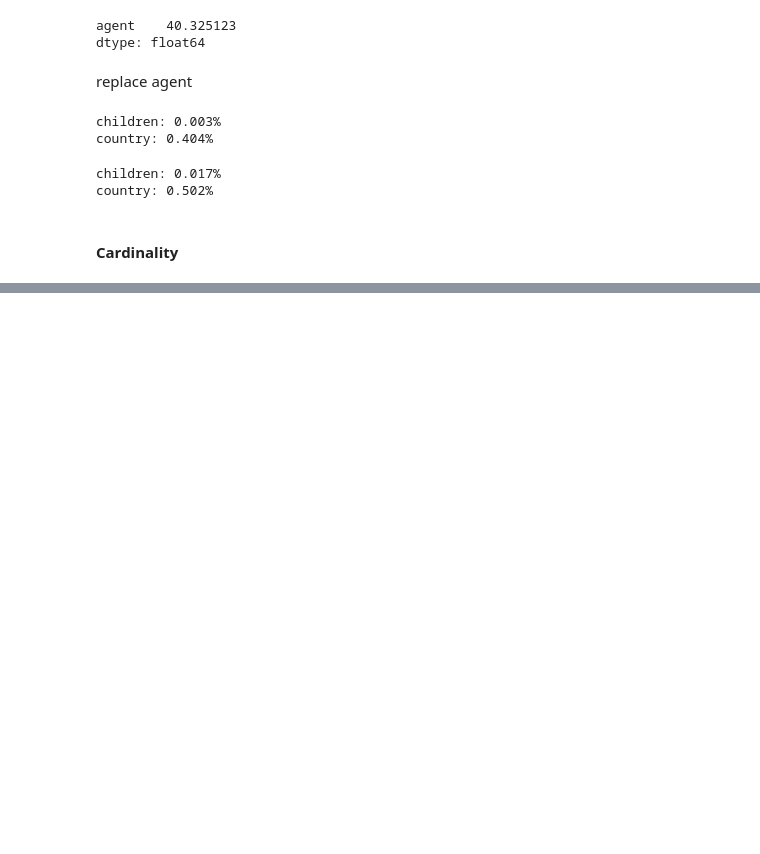
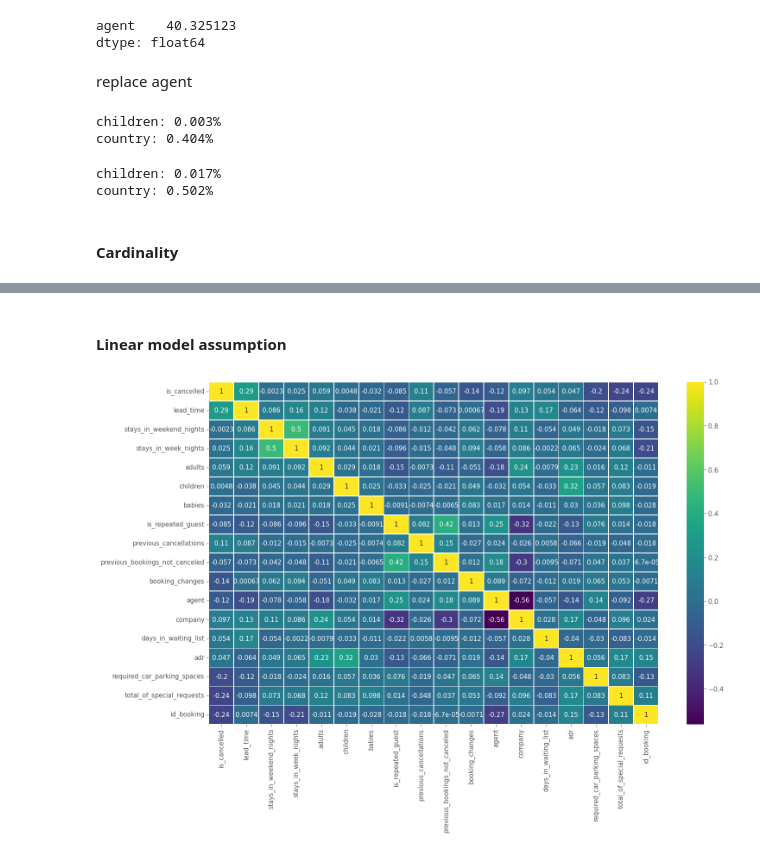
Before and after one commit to dajebbar/zoomcampML, a Jupyter notebook: midTermproject/notebook.ipynb, the cells around one changed output, grey strips where cells are left out. Drawn from its saved outputs; the diff is of its cells as text; code cells hidden in the pictures; blank space fills up the shorter version.

Commit message:
linear assumption

```diff
--- a/midTermproject/notebook.ipynb
+++ b/midTermproject/notebook.ipynb
@@ -544,0 +570,11 @@ season: 4
+# %% [markdown]
+#### **Linear model assumption**
+# %%
+plt.figure(figsize=(16, 10), dpi=105)
+sns.heatmap(df_train[numerical_train].corr(),
+            cmap='viridis',
+            linewidth=0.5,annot=True
+          )
+plt.show()
+# %% [output]
+[figure, added]
```
Also changed, not shown: parts of 6 cells of this notebook.
